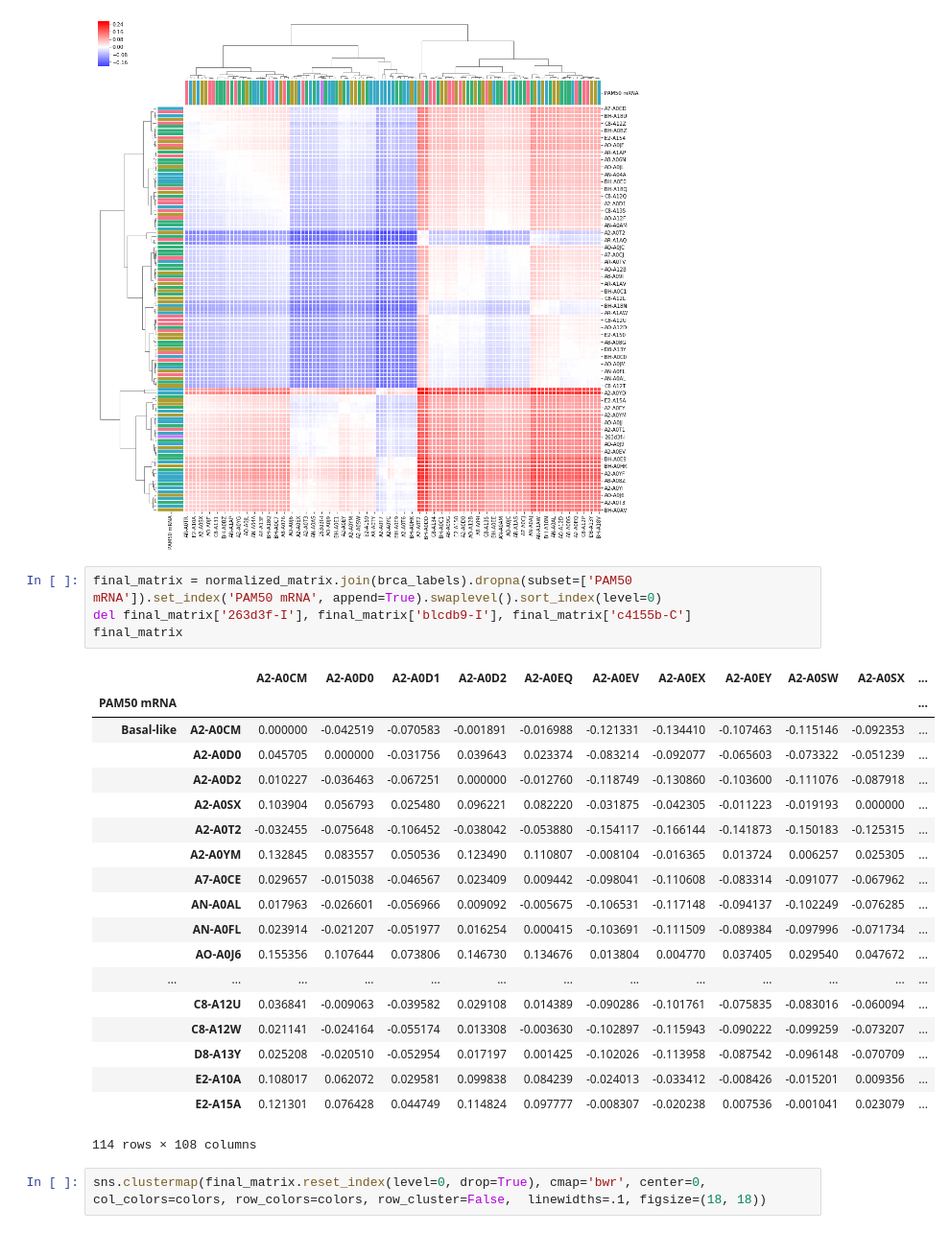
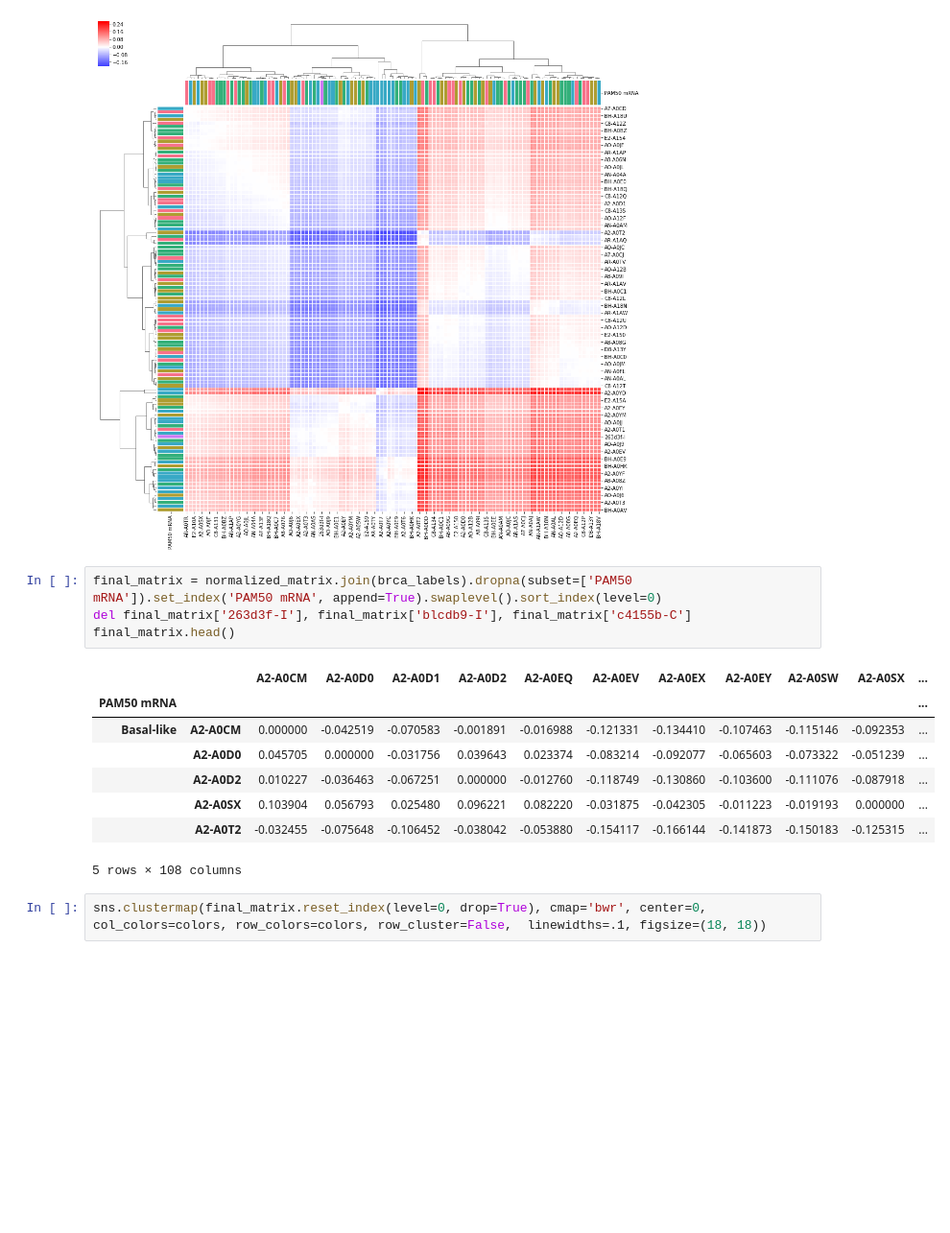
Before and after one commit to fraenkel-lab/OmicsIntegrator2, a Jupyter notebook: example/Murat's multi-PCSF.ipynb, the cells around one changed output. Shown at 96% size. Drawn from its saved outputs; the diff is of its cells as text; blank space fills up the shorter version.

```diff
--- a/example/Murat's multi-PCSF.ipynb
+++ b/example/Murat's multi-PCSF.ipynb
@@ -155,27 +155,16 @@ sns.clustermap(normalized_matrix, cmap='bwr', center=0, col_colors=colors, row_c
 # %%
 final_matrix = normalized_matrix.join(brca_labels).dropna(subset=['PAM50 mRNA']).set_index('PAM50 mRNA', append=True).swaplevel().sort_index(level=0)
 del final_matrix['263d3f-I'], final_matrix['blcdb9-I'], final_matrix['c4155b-C']
-final_matrix
+final_matrix.head()
 # %% [output]
 |  |  | A2-A0CM | A2-A0D0 | A2-A0D1 | A2-A0D2 | A2-A0EQ | A2-A0EV | A2-A0EX | A2-A0EY | A2-A0SW | A2-A0SX | ... |
 | PAM50 mRNA |  |  |  |  |  |  |  |  |  |  |  | ... |
 | Basal-like | A2-A0CM | 0.000000 | -0.042519 | -0.070583 | -0.001891 | -0.016988 | -0.121331 | -0.134410 | -0.107463 | -0.115146 | -0.092353 | ... |
 |  | A2-A0D0 | 0.045705 | 0.000000 | -0.031756 | 0.039643 | 0.023374 | -0.083214 | -0.092077 | -0.065603 | -0.073322 | -0.051239 | ... |
 |  | A2-A0D2 | 0.010227 | -0.036463 | -0.067251 | 0.000000 | -0.012760 | -0.118749 | -0.130860 | -0.103600 | -0.111076 | -0.087918 | ... |
 |  | A2-A0SX | 0.103904 | 0.056793 | 0.025480 | 0.096221 | 0.082220 | -0.031875 | -0.042305 | -0.011223 | -0.019193 | 0.000000 | ... |
 |  | A2-A0T2 | -0.032455 | -0.075648 | -0.106452 | -0.038042 | -0.053880 | -0.154117 | -0.166144 | -0.141873 | -0.150183 | -0.125315 | ... |
-|  | A2-A0YM | 0.132845 | 0.083557 | 0.050536 | 0.123490 | 0.110807 | -0.008104 | -0.016365 | 0.013724 | 0.006257 | 0.025305 | ... |
-|  | A7-A0CE | 0.029657 | -0.015038 | -0.046567 | 0.023409 | 0.009442 | -0.098041 | -0.110608 | -0.083314 | -0.091077 | -0.067962 | ... |
-|  | AN-A0AL | 0.017963 | -0.026601 | -0.056966 | 0.009092 | -0.005675 | -0.106531 | -0.117148 | -0.094137 | -0.102249 | -0.076285 | ... |
-|  | AN-A0FL | 0.023914 | -0.021207 | -0.051977 | 0.016254 | 0.000415 | -0.103691 | -0.111509 | -0.089384 | -0.097996 | -0.071734 | ... |
-|  | AO-A0J6 | 0.155356 | 0.107644 | 0.073806 | 0.146730 | 0.134676 | 0.013804 | 0.004770 | 0.037405 | 0.029540 | 0.047672 | ... |
-| ... | ... | ... | ... | ... | ... | ... | ... | ... | ... | ... | ... | ... |
-|  | C8-A12U | 0.036841 | -0.009063 | -0.039582 | 0.029108 | 0.014389 | -0.090286 | -0.101761 | -0.075835 | -0.083016 | -0.060094 | ... |
-|  | C8-A12W | 0.021141 | -0.024164 | -0.055174 | 0.013308 | -0.003630 | -0.102897 | -0.115943 | -0.090222 | -0.099259 | -0.073207 | ... |
-|  | D8-A13Y | 0.025208 | -0.020510 | -0.052954 | 0.017197 | 0.001425 | -0.102026 | -0.113958 | -0.087542 | -0.096148 | -0.070709 | ... |
-|  | E2-A10A | 0.108017 | 0.062072 | 0.029581 | 0.099838 | 0.084239 | -0.024013 | -0.033412 | -0.008426 | -0.015201 | 0.009356 | ... |
-|  | E2-A15A | 0.121301 | 0.076428 | 0.044749 | 0.114824 | 0.097777 | -0.008307 | -0.020238 | 0.007536 | -0.001041 | 0.023079 | ... |
-114 rows × 108 columns
+5 rows × 108 columns
 # %%
 sns.clustermap(final_matrix.reset_index(level=0, drop=True), cmap='bwr', center=0, col_colors=colors, row_colors=colors, row_cluster=False,  linewidths=.1, figsize=(18, 18))
 # %% [output]
```
